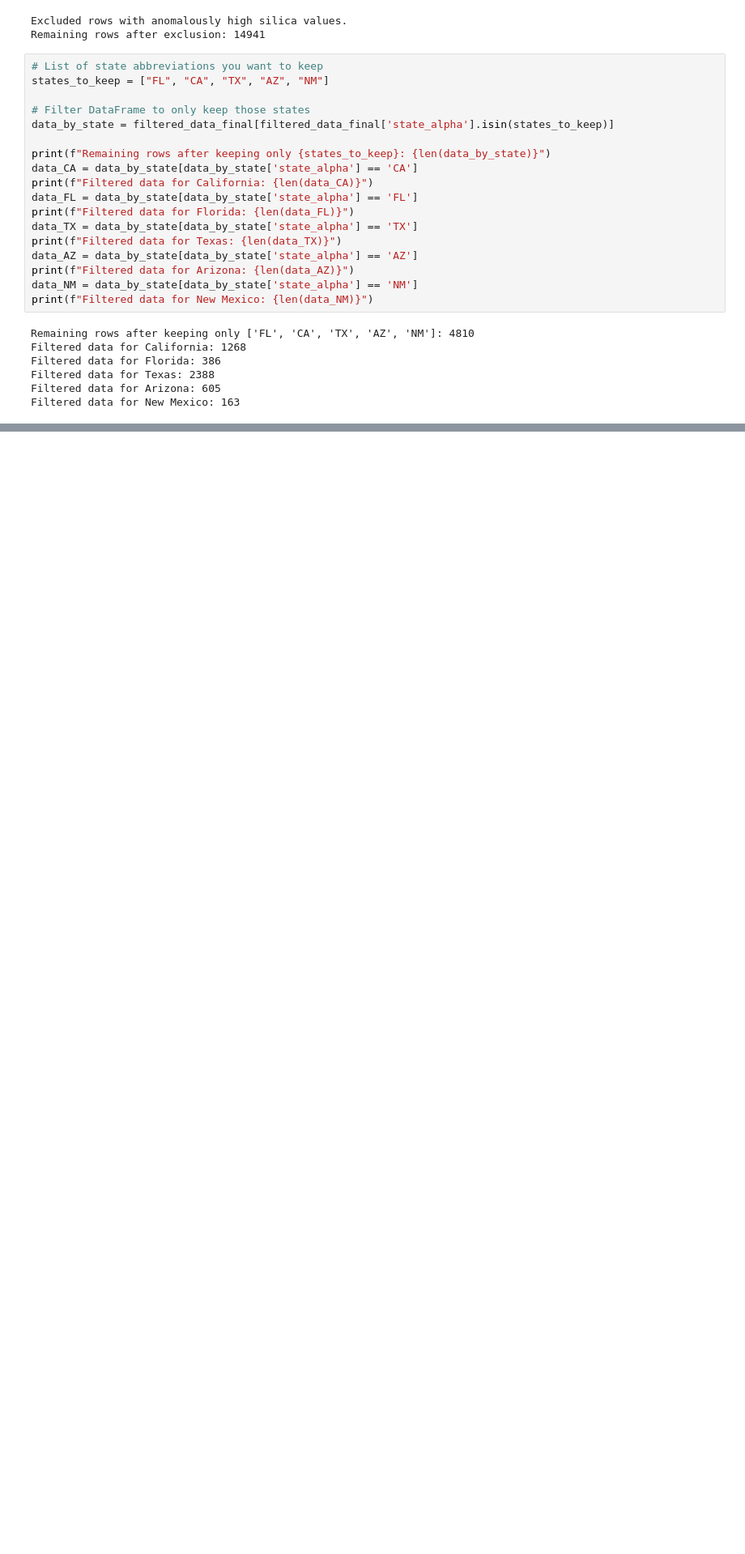
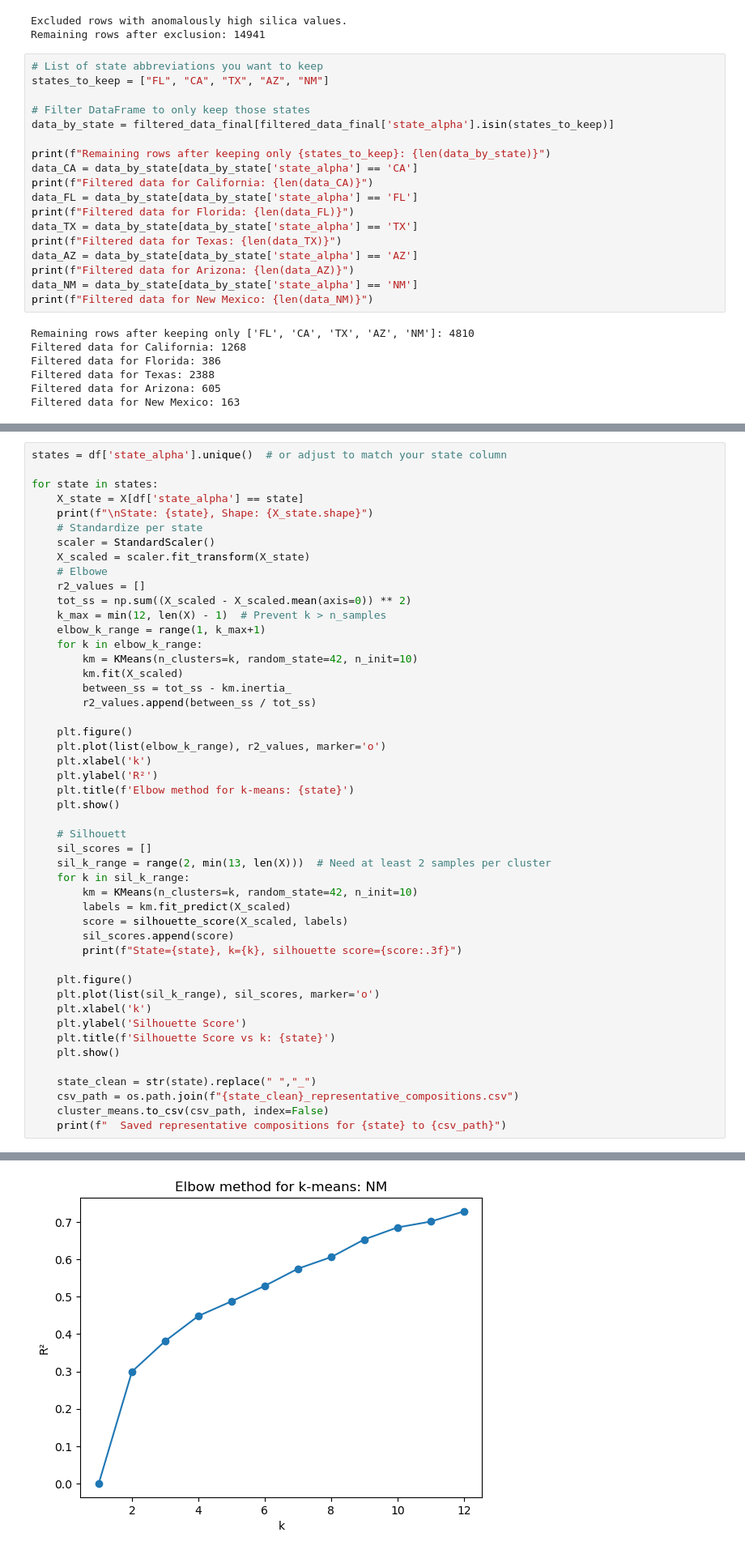
Before and after one commit to annejaminet/brine_valorization, a Jupyter notebook: ion_processing.ipynb, the cells around one changed output, grey strips where cells are left out. Shown at 81% size. Cells and saved outputs as stored; diff of their text form; blank space fills up the shorter version.

```diff
--- a/ion_processing.ipynb
+++ b/ion_processing.ipynb
@@ -506,0 +494,49 @@ KMeans does not accept missing values encoded as NaN natively. For supervised le
+# %%
+states = df['state_alpha'].unique()  # or adjust to match your state column
+
+for state in states:
+    X_state = X[df['state_alpha'] == state]
+    print(f"\nState: {state}, Shape: {X_state.shape}")
+    # Standardize per state
+    scaler = StandardScaler()
+    X_scaled = scaler.fit_transform(X_state)
+    # Elbowe
+    r2_values = []
+    tot_ss = np.sum((X_scaled - X_scaled.mean(axis=0)) ** 2)
+    k_max = min(12, len(X) - 1)  # Prevent k > n_samples
+    elbow_k_range = range(1, k_max+1)
+    for k in elbow_k_range:
+        km = KMeans(n_clusters=k, random_state=42, n_init=10)
+        km.fit(X_scaled)
+        between_ss = tot_ss - km.inertia_
+        r2_values.append(between_ss / tot_ss)
+
+    plt.figure()
+    plt.plot(list(elbow_k_range), r2_values, marker='o')
+    plt.xlabel('k')
+    plt.ylabel('R²')
+    plt.title(f'Elbow method for k-means: {state}')
+    plt.show()
+
+    # Silhouett
+    sil_scores = []
+    sil_k_range = range(2, min(13, len(X)))  # Need at least 2 samples per cluster
+    for k in sil_k_range:
+        km = KMeans(n_clusters=k, random_state=42, n_init=10)
+        labels = km.fit_predict(X_scaled)
+        score = silhouette_score(X_scaled, labels)
+        sil_scores.append(score)
+        print(f"State={state}, k={k}, silhouette score={score:.3f}")
+
+    plt.figure()
+    plt.plot(list(sil_k_range), sil_scores, marker='o')
+    plt.xlabel('k')
+    plt.ylabel('Silhouette Score')
+    plt.title(f'Silhouette Score vs k: {state}')
+    plt.show()
+
+    state_clean = str(state).replace(" ","_")
+    csv_path = os.path.join(f"{state_clean}_representative_compositions.csv")
+    cluster_means.to_csv(csv_path, index=False)
+    print(f"  Saved representative compositions for {state} to {csv_path}")
+# %% [output]
@@ -506,0 +544 @@ KMeans does not accept missing values encoded as NaN natively. For supervised le
+[figure, added]
```
Also changed, not shown: parts of 22 cells of this notebook, 56 other files.
